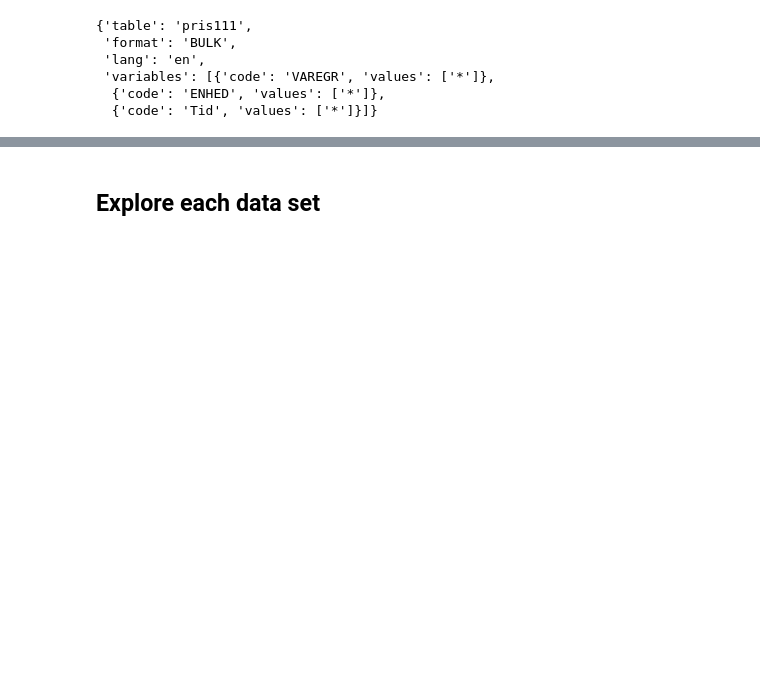
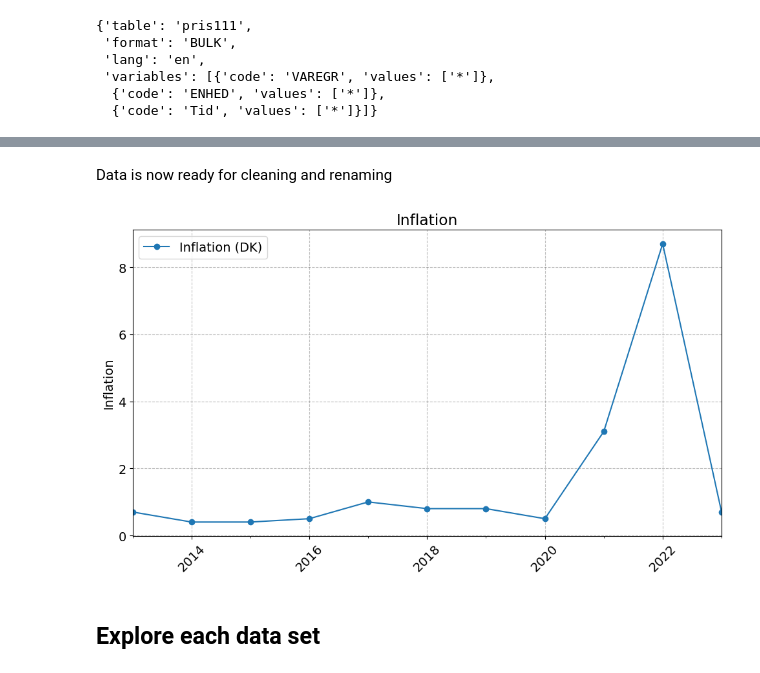
Before and after one commit to NumEconCopenhagen/projects-2024-sulaiman-phil-og-rabiah, a Jupyter notebook: dataproject/dataproject.ipynb, the cells around one changed output, grey strips where cells are left out. Saved outputs shown, nothing was run; the diff lists cells and outputs as text; code cells hidden in the pictures; blank space fills up the shorter version.

Commit message:
inflation

```diff
--- a/dataproject/dataproject.ipynb
+++ b/dataproject/dataproject.ipynb
@@ -299,3 +345,31 @@ params
+# %% [markdown]
+Data is now ready for cleaning and renaming
+# %%
+import matplotlib.pyplot as plt
+import pandas as pd
+
+# Defining the data
+dates = ['2013M12', '2014M12', '2015M12', '2016M12', '2017M12', '2018M12', '2019M12', '2020M12', '2021M12', '2022M12', '2023M12']
+inflation_values = [0.7, 0.4, 0.4, 0.5, 1.0, 0.8, 0.8, 0.5, 3.1, 8.7, 0.7]
+
+# Creating a pandas DataFrame
+infla_dk = pd.DataFrame({'Inflation (DK)': inflation_values}, index=pd.to_datetime(dates, format='%YM%m'))
+
+# Plotting
+fig = plt.figure(figsize=(10, 6))
+ax = fig.add_subplot(1,1,1)
+infla_dk.plot(ax=ax, legend=True, marker='o')
+
+ax.legend(frameon=True)
+ax.set_xlabel('')
+ax.set_ylabel('Inflation')
+ax.set_title('Inflation')
+ax.grid(True)
+
+plt.xticks(rotation=45)
+plt.tight_layout()
+# %% [output]
+[figure, added]
 # %% [markdown]
 ## Explore each data set
 # %% [markdown]
```
Also changed, not shown: parts of 8 cells of this notebook.
